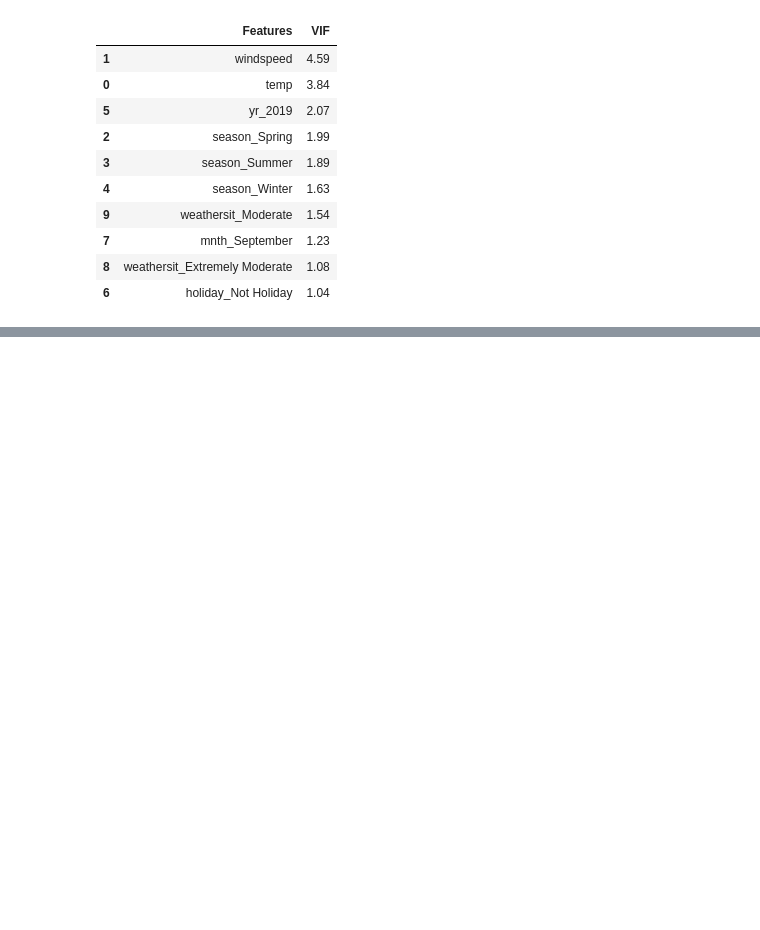
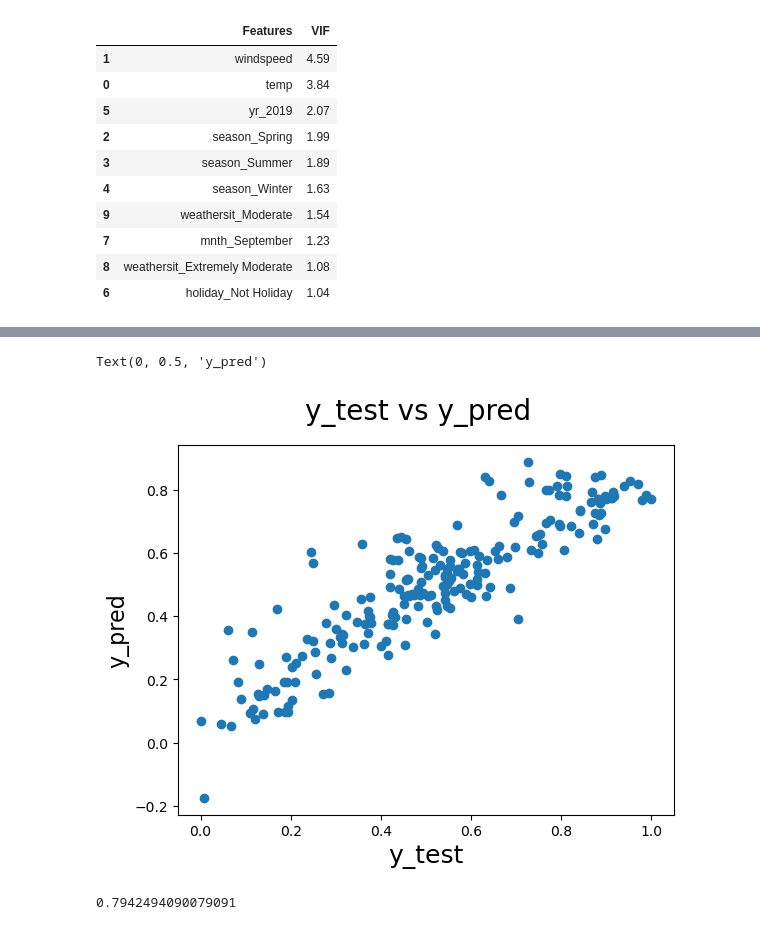
Before and after one commit to ria08/bike_sharing_linear_regression, a Jupyter notebook: bike_sharing_assignment.ipynb, the cells around one changed output, grey strips where cells are left out. Saved outputs shown, nothing was run; the diff lists cells and outputs as text; code cells hidden in the pictures; blank space fills up the shorter version.

```diff
--- a/bike_sharing_assignment.ipynb
+++ b/bike_sharing_assignment.ipynb
@@ -607,0 +640,30 @@ We can consider this as final model with 10 variables as overall statistics seem
+# %%
+num_vars = ['temp','atemp','hum','windspeed','d_day', 'cnt']
+
+df_test[num_vars] = scaler.fit_transform(df_test[num_vars])
+# %%
+y_test = df_test.pop('cnt')
+X_test = df_test
+# %%
+colum = X_train_new4.columns
+
+X_test = X_test[colum]
+
+X_test_5 = sm.add_constant(X_test)
+# %%
+y_pred = lr_5.predict(X_test_5)
+# %%
+# Plotting y_test and y_pred to understand the spread.
+fig = plt.figure()
+plt.scatter(y_test,y_pred)
+fig.suptitle('y_test vs y_pred', fontsize=20)
+plt.xlabel('y_test', fontsize=18)
+plt.ylabel('y_pred', fontsize=16)
+# %% [output]
+Text(0, 0.5, 'y_pred')
+[figure, added]
+# %%
+from sklearn.metrics import r2_score
+r2_score(y_test, y_pred)
+# %% [output]
+0.7942494090079091
```
Also changed, not shown: parts of 22 cells of this notebook, 1 other file.
